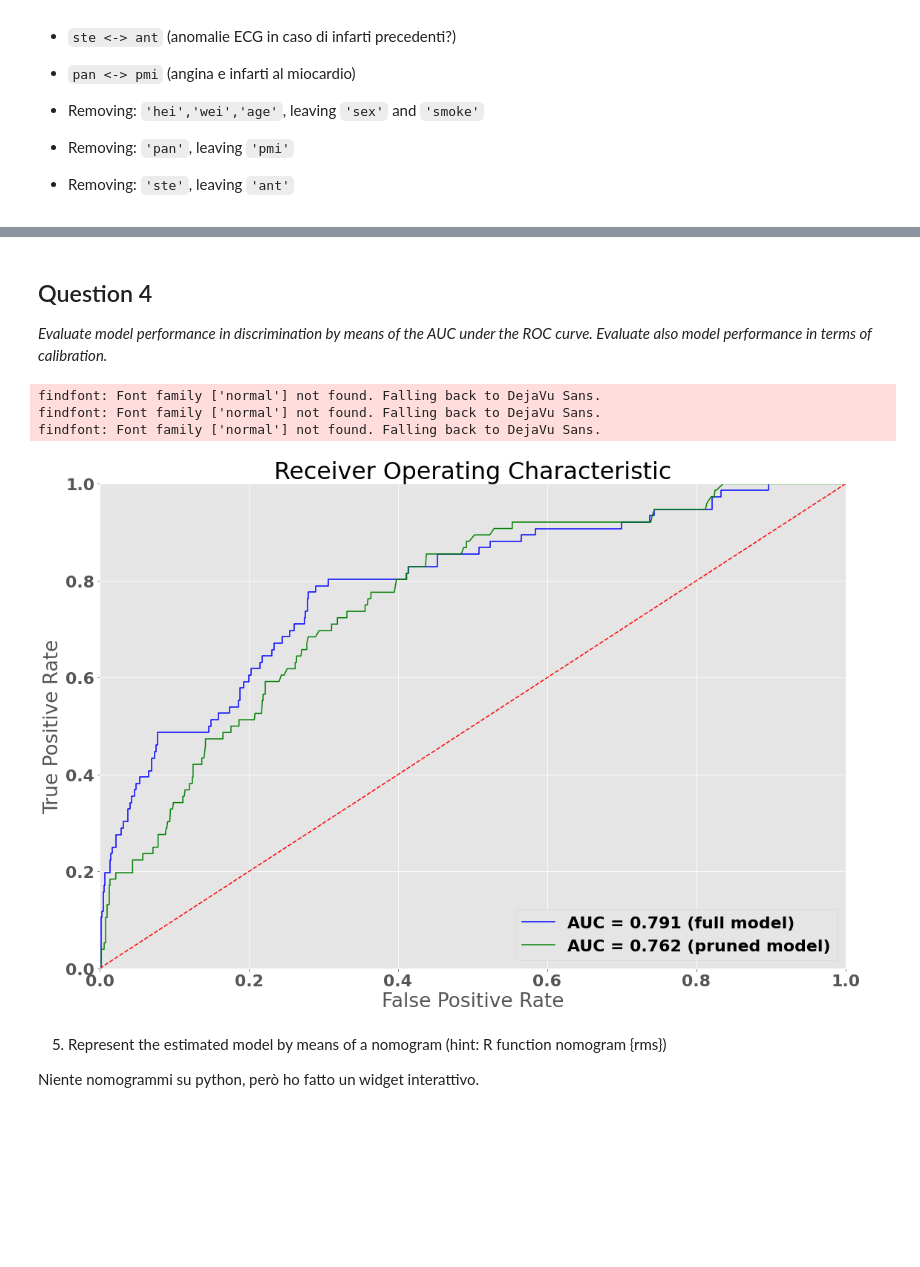
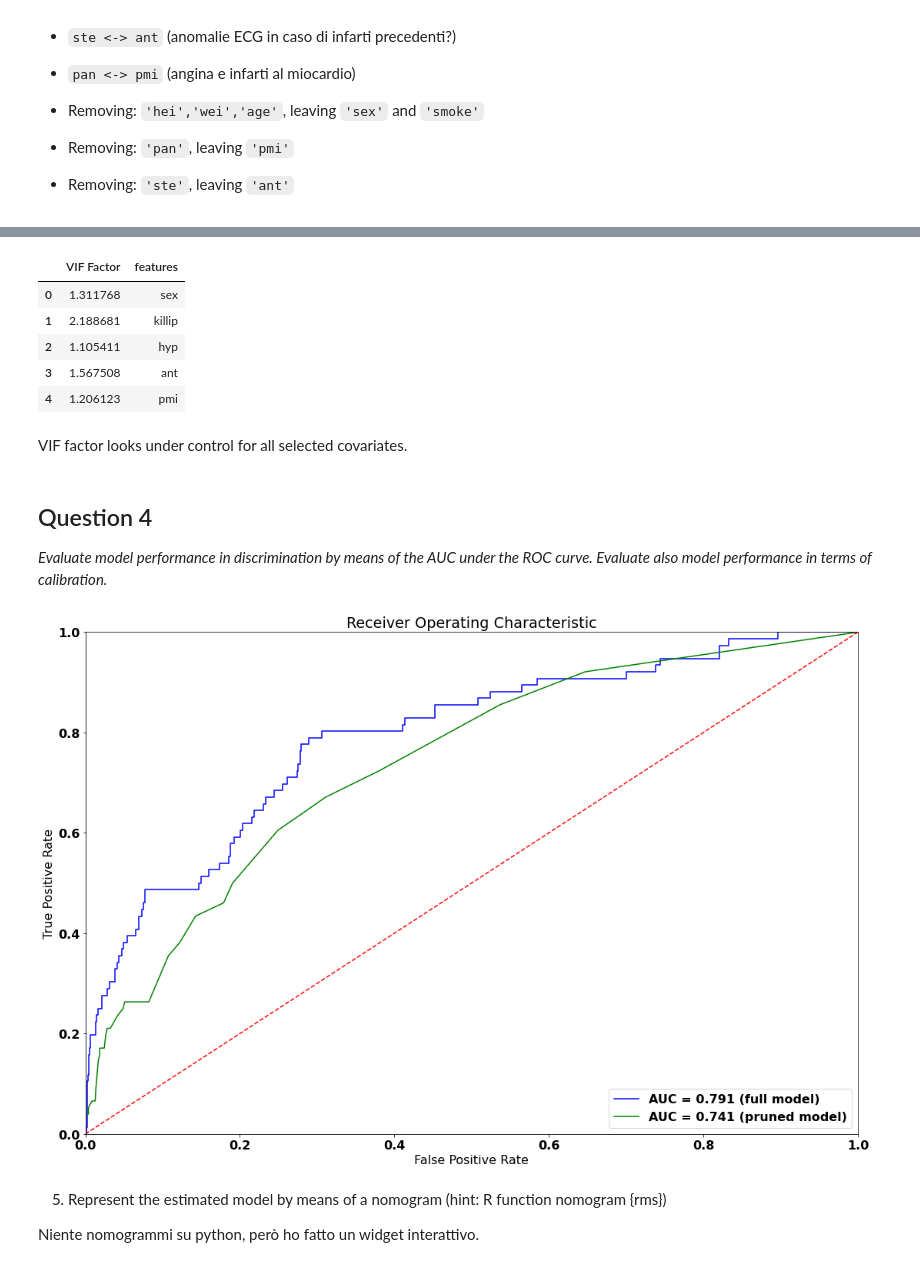
Before and after one commit to andrealorenzon/health_data_analytics, a Jupyter notebook: GUSTO/GUSTO.ipynb, the cells around one changed output, grey strips where cells are left out. Saved outputs shown, nothing was run; the diff lists cells and outputs as text; code cells hidden in the pictures; blank space fills up the shorter version.

```diff
--- a/GUSTO/GUSTO.ipynb
+++ b/GUSTO/GUSTO.ipynb
@@ -436,15 +497,15 @@ coefficients =
 # %%
 # pruned model
-covar = ['sex', 'killip', 'hyp', 'hrt', 'pmi',
-         'ttr','ant','dia', 'hrt', 'fam', 'htn',
-         'lip', 'eversmk', 'currentsmk']
 
-prunedModel, X2, y2 = LR(covar)
+selectedCovar=['sex','killip','hyp','ant','pmi']
+
+
+prunedModel, X2, y2 = LR(selectedCovar)
 print(prunedModel)
 
 
 print("coefficients =")
-pprint(list(zip(covar,prunedModel.coef_.tolist()[0])))
+pprint(list(zip(selectedCovar,prunedModel.coef_.tolist()[0])))
 pprint("intercept: {}".format(prunedModel.intercept_))
 # %% [output]
 n=3661
@@ -473,3 +529,17 @@ coefficients =
+# %%
+vif = pd.DataFrame()
+vif["VIF Factor"] = [variance_inflation_factor(X2.values, i) for i in range(X2.shape[1])]
+vif["features"] = X2.columns
+vif
+# %% [output]
+|  | VIF Factor | features |
+| 0 | 1.311768 | sex |
+| 1 | 2.188681 | killip |
+| 2 | 1.105411 | hyp |
+| 3 | 1.567508 | ant |
+| 4 | 1.206123 | pmi |
+# %% [markdown]
+VIF factor looks under control for all selected covariates.
 # %% [markdown]
 ## Question 4
 
@@ -483,45 +553,36 @@ X2_train,X2_test,y2_train,y2_test = train_test_split(X2,y2,test_size=0.30,random
 # calculate the fpr and tpr for all thresholds of the classification
 full_probs = fullModel.predict_proba(X1_test)
 pruned_probs = prunedModel.predict_proba(X2_test)
 
 full_preds = full_probs[:,1]
 pruned_preds = pruned_probs[:,1]
 
 
-fpr1, tpr1, threshold1 = metrics.roc_curve(y_test, full_preds)
-fpr2, tpr2, threshold2 = metrics.roc_curve(y_test, pruned_preds)
+fpr1, tpr1, threshold1 = metrics.roc_curve(y1_test, full_preds)
+fpr2, tpr2, threshold2 = metrics.roc_curve(y2_test, pruned_preds)
 
 roc_auc1 = metrics.auc(fpr1, tpr1)
 roc_auc2 = metrics.auc(fpr2, tpr2)
 
 
 
 
 import matplotlib.pyplot as plt
 plt.figure(figsize=(18,12))
 plt.title('Receiver Operating Characteristic')
 plt.plot(fpr1, tpr1, 'b', label = 'AUC = %0.3f (full model)' % roc_auc1)
 plt.plot(fpr2, tpr2, 'g', label = 'AUC = %0.3f (pruned model)' % roc_auc2)
 
 plt.legend(loc = 'lower right')
 plt.plot([0, 1], [0, 1],'r--')
 plt.xlim([0, 1])
 plt.ylim([0, 1])
 plt.ylabel('True Positive Rate')
 plt.xlabel('False Positive Rate')
 
-font = {'family' : 'normal',
-        'weight' : 'bold',
-        'size'   : 48}
-
-matplotlib.rc('font', **font)
-
 plt.show()
 # %% [output]
-findfont: Font family ['normal'] not found. Falling back to DejaVu Sans.
-findfont: Font family ['normal'] not found. Falling back to DejaVu Sans.
-findfont: Font family ['normal'] not found. Falling back to DejaVu Sans.
-[figure, old version]
+[figure, new version]
 # %% [markdown]
 5) Represent the estimated model by means of a nomogram (hint: R function nomogram {rms})
 
```
Also changed, not shown: parts of 31 cells of this notebook.
